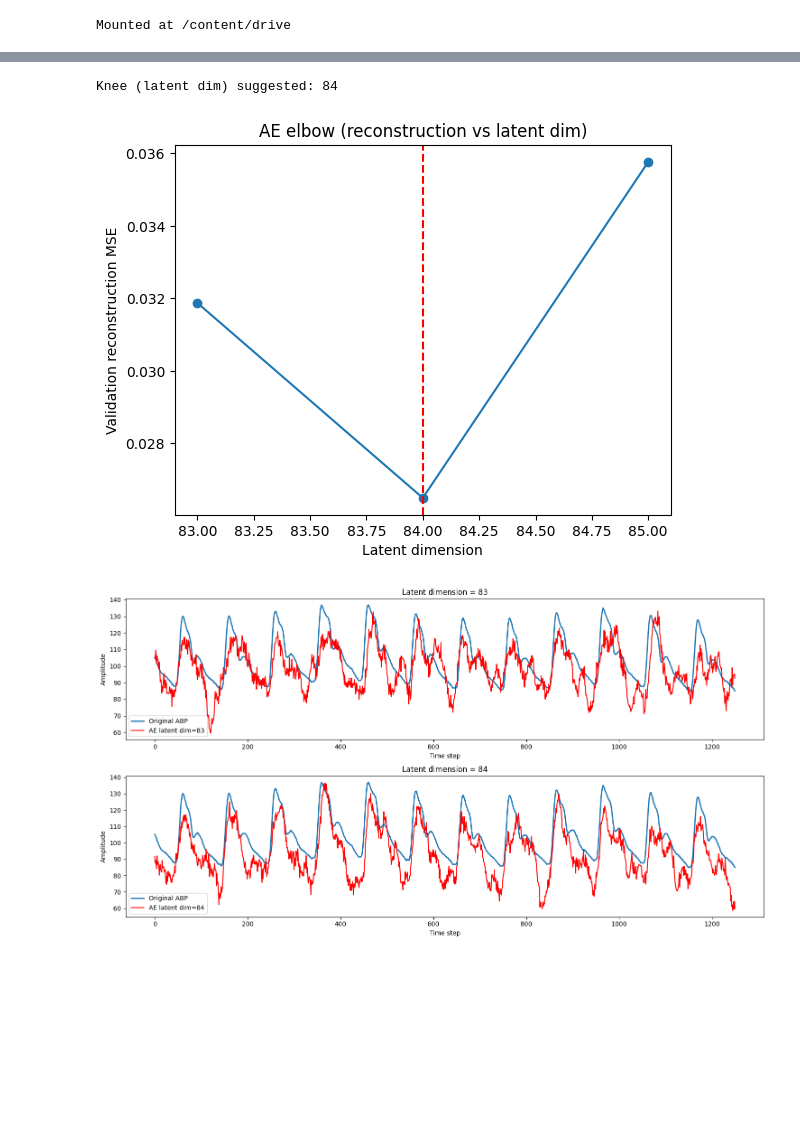
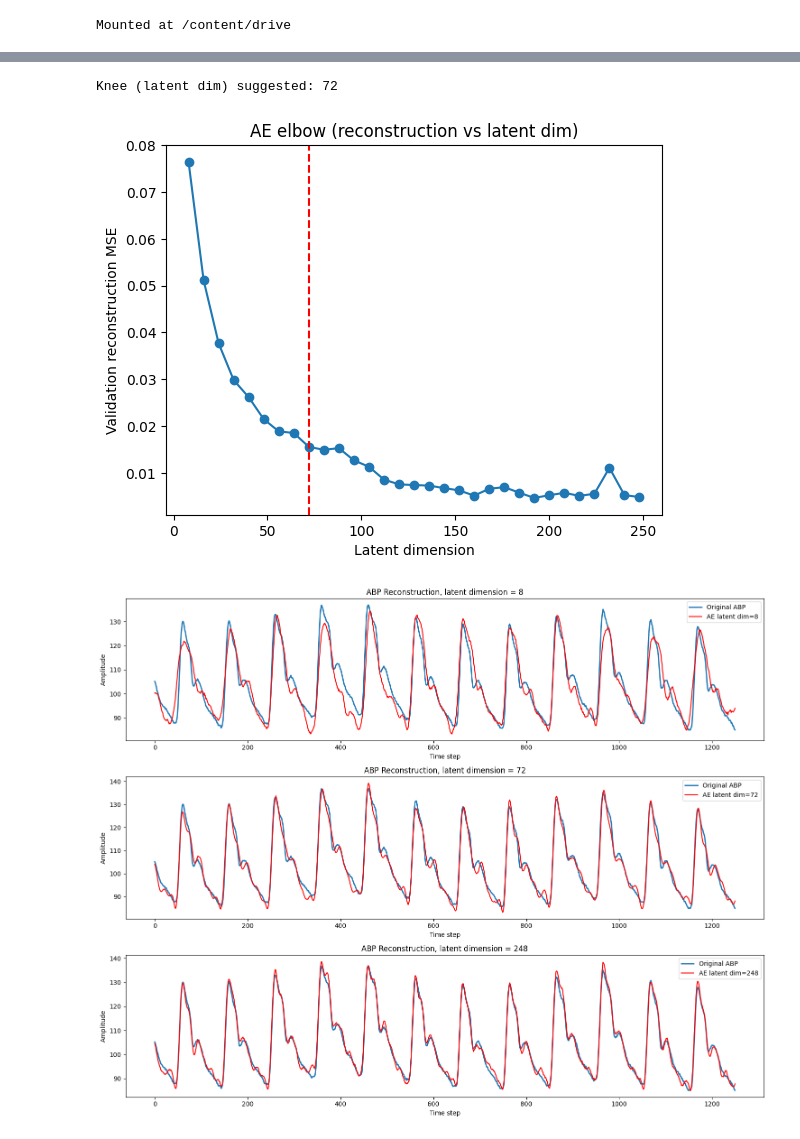
Before and after one commit to yiheng870106/cuffless-bp-pulsedb, a Jupyter notebook: notebooks/03_signal_representation.ipynb, the cells around one changed output, grey strips where cells are left out. Cells and saved outputs as stored; diff of their text form; code cells hidden in the pictures; blank space fills up the shorter version.

```diff
--- a/notebooks/03_signal_representation.ipynb
+++ b/notebooks/03_signal_representation.ipynb
@@ -86,8 +86,8 @@ ABP_loader = DataLoader(TensorDataset(torch.from_numpy(ABP_train.astype(np.float
 # %%
 from src.train import elbow_AE
 # %%
-latent_list = list(range(50,150))
-results, ABP_gen = elbow_AE(latent_list, ABP_loader, ABP_train[0])
+latent_list = list(range(8,256,8))
+results, ABP_recon = elbow_AE(latent_list, ABP_loader, ABP_train[0])
 # %%
 results_df = pd.DataFrame(results)
 results_df.to_csv(f"{RESULTS_DIR}/representation_results.csv", index=False)
@@ -105,27 +105,31 @@ plt.title("AE elbow (reconstruction vs latent dim)")
 plt.savefig(f"{FIG_DIR}/AE_elbow.png", dpi=300, bbox_inches="tight")
 plt.show()
 # %% [output]
-Knee (latent dim) suggested: 84
+Knee (latent dim) suggested: 72
-[figure, old version]
+[figure, new version]
 # %%
 # Use the decoder to generate some new ABP signals. Include plots with examples of both data and generated signals
 
-latent_to_plot = [2, 81, 274]
+latent_to_plot = [
+    int(results_df["latent_dim"].min()),
+    int(knee.knee),
+    int(results_df["latent_dim"].max())
+]
 n_plots = len(latent_to_plot)
 plt.figure(figsize=(15, 4*n_plots))
 
 for i, ld in enumerate(latent_to_plot, 1):
-    ABP_gen_unnormalized = ABP_gen[ld]['generated']*std+mean
+    ABP_recon_unnormalized = ABP_recon[ld]['reconstruction']*std+mean
     plt.subplot(n_plots, 1, i)
     plt.plot(ABP_0_org, label="Original ABP", linewidth=2)
-    plt.plot(ABP_gen_unnormalized, label=f"AE latent dim={ld}", color='r')
+    plt.plot(ABP_recon_unnormalized, label=f"AE latent dim={ld}", color='r')
     plt.xlabel("Time step")
     plt.ylabel("Amplitude")
-    plt.title(f"Latent dimension = {ld}")
+    plt.title(f"ABP Reconstruction, latent dimension = {ld}")
     plt.legend()
 
 plt.tight_layout()
-plt.savefig(f"{FIG_DIR}/generated_signals.png", dpi=300, bbox_inches="tight")
+plt.savefig(f"{FIG_DIR}/abp_reconstruction.png", dpi=300, bbox_inches="tight")
 plt.show()
 # %% [output]
-[figure, old version]
+[figure, new version]
```
Also changed, not shown: parts of 2 cells of this notebook, 35 other files.
